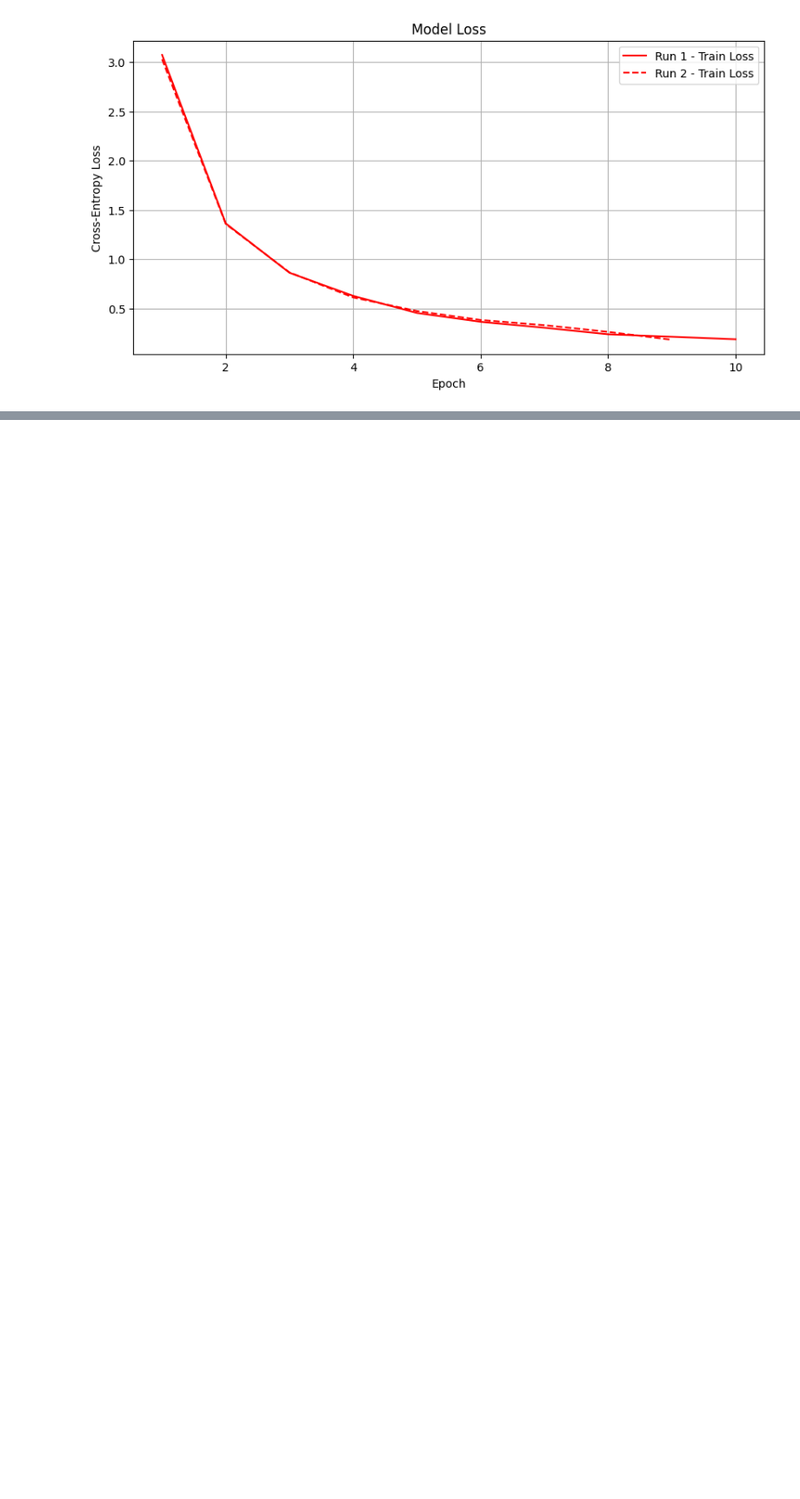
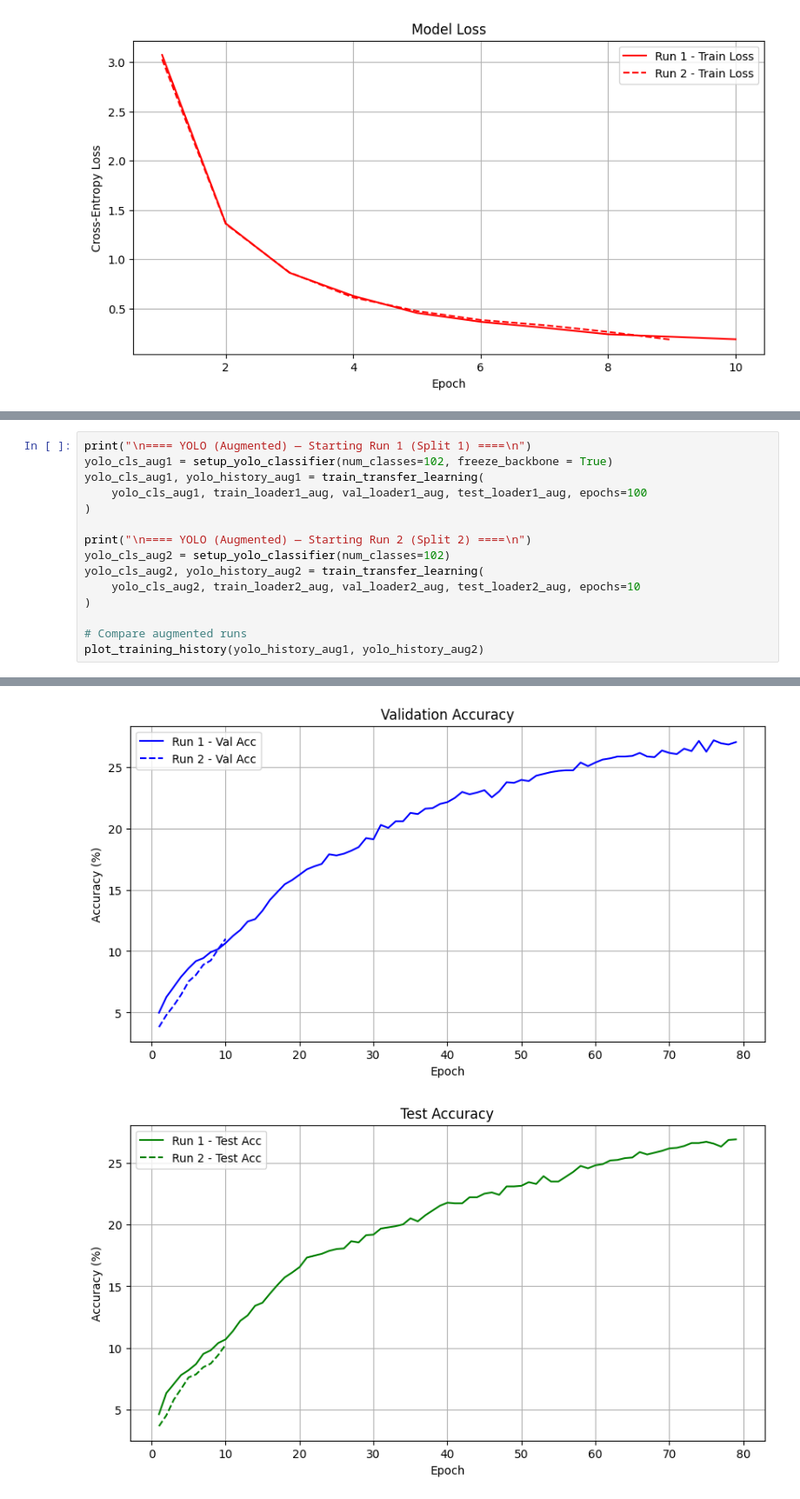
Before and after one commit to tomhil/Assignment4, a Jupyter notebook: sample.ipynb, the cells around one changed output, grey strips where cells are left out. Shown at 87% size. Drawn from its saved outputs; the diff is of its cells as text; blank space fills up the shorter version.

```diff
--- a/sample.ipynb
+++ b/sample.ipynb
@@ -531,0 +698,16 @@ Early stopping triggered at epoch 9. Best Val Acc: 83.88%
+# %%
+print("\n==== YOLO (Augmented) — Starting Run 1 (Split 1) ====\n")
+yolo_cls_aug1 = setup_yolo_classifier(num_classes=102, freeze_backbone = True)
+yolo_cls_aug1, yolo_history_aug1 = train_transfer_learning(
+    yolo_cls_aug1, train_loader1_aug, val_loader1_aug, test_loader1_aug, epochs=100
+)
+
+print("\n==== YOLO (Augmented) — Starting Run 2 (Split 2) ====\n")
+yolo_cls_aug2 = setup_yolo_classifier(num_classes=102)
+yolo_cls_aug2, yolo_history_aug2 = train_transfer_learning(
+    yolo_cls_aug2, train_loader2_aug, val_loader2_aug, test_loader2_aug, epochs=10
+)
+
+# Compare augmented runs
+plot_training_history(yolo_history_aug1, yolo_history_aug2)
+# %% [output]
@@ -531,0 +731,2 @@ Early stopping triggered at epoch 9. Best Val Acc: 83.88%
+[figure, added]
+[figure, added]
```
Also changed, not shown: parts of 16 cells of this notebook.
